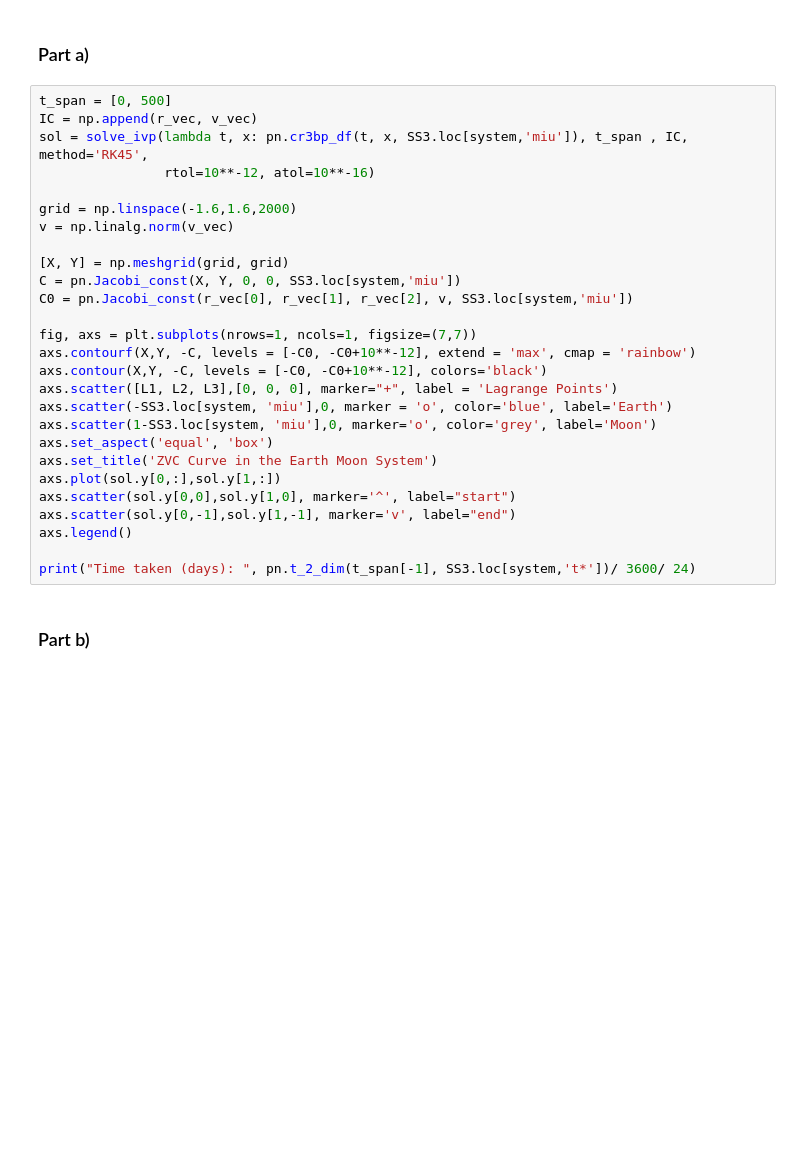
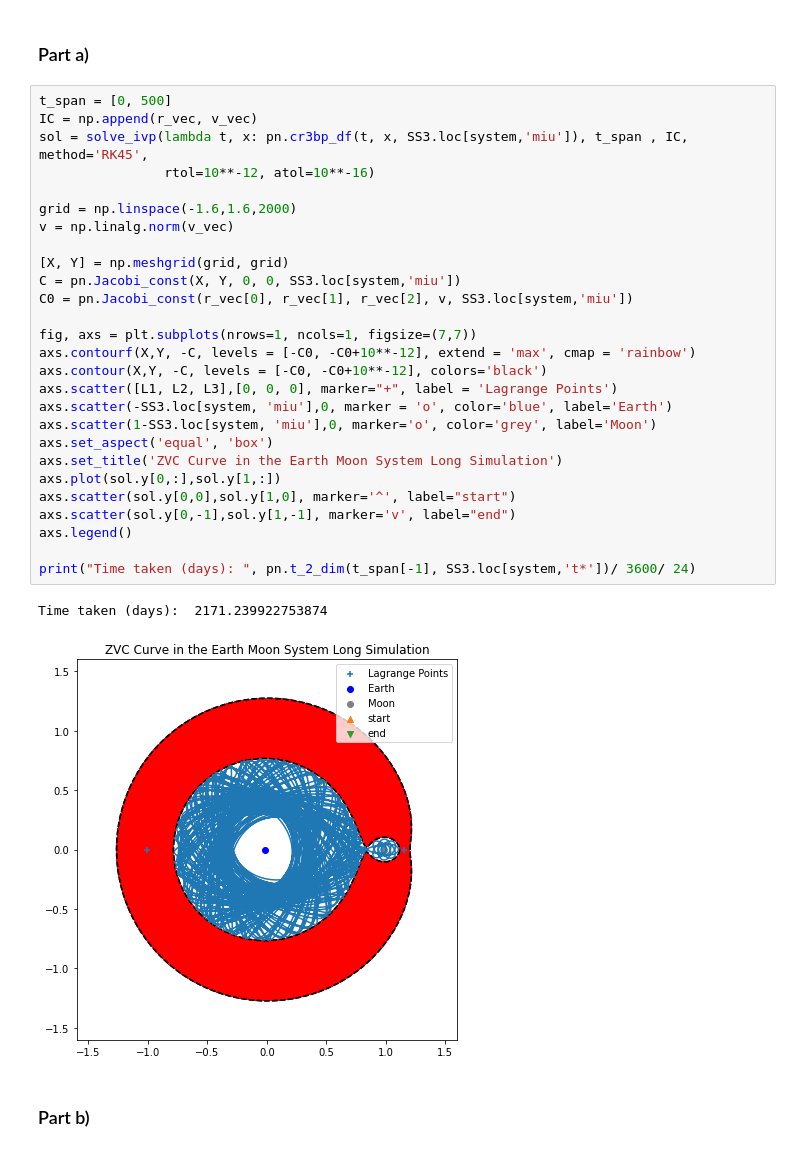
Before and after one commit to prabhu8/Advanced-Orbital-Mechanics, a Jupyter notebook: PSC (Stability of Lagrange points)/PSC2.ipynb, the cells around one changed output. Saved outputs shown, nothing was run; the diff lists cells and outputs as text; blank space fills up the shorter version.

Commit message:
Pc2 plot fixed

```diff
--- a/PSC (Stability of Lagrange points)/PSC2.ipynb
+++ b/PSC (Stability of Lagrange points)/PSC2.ipynb
@@ -37,30 +37,33 @@ gamma3, L3 = pn.L3_Newton(SS3.loc[system,'miu'],  0.9)
 # %%
 t_span = [0, 500]
 IC = np.append(r_vec, v_vec)
 sol = solve_ivp(lambda t, x: pn.cr3bp_df(t, x, SS3.loc[system,'miu']), t_span , IC, method='RK45',
                 rtol=10**-12, atol=10**-16)
 
 grid = np.linspace(-1.6,1.6,2000)
 v = np.linalg.norm(v_vec)
 
 [X, Y] = np.meshgrid(grid, grid)
 C = pn.Jacobi_const(X, Y, 0, 0, SS3.loc[system,'miu'])
 C0 = pn.Jacobi_const(r_vec[0], r_vec[1], r_vec[2], v, SS3.loc[system,'miu'])
 
 fig, axs = plt.subplots(nrows=1, ncols=1, figsize=(7,7))
 axs.contourf(X,Y, -C, levels = [-C0, -C0+10**-12], extend = 'max', cmap = 'rainbow')
 axs.contour(X,Y, -C, levels = [-C0, -C0+10**-12], colors='black')
 axs.scatter([L1, L2, L3],[0, 0, 0], marker="+", label = 'Lagrange Points')
 axs.scatter(-SS3.loc[system, 'miu'],0, marker = 'o', color='blue', label='Earth')
 axs.scatter(1-SS3.loc[system, 'miu'],0, marker='o', color='grey', label='Moon')
 axs.set_aspect('equal', 'box')
-axs.set_title('ZVC Curve in the Earth Moon System')
+axs.set_title('ZVC Curve in the Earth Moon System Long Simulation')
 axs.plot(sol.y[0,:],sol.y[1,:])
 axs.scatter(sol.y[0,0],sol.y[1,0], marker='^', label="start")
 axs.scatter(sol.y[0,-1],sol.y[1,-1], marker='v', label="end")
 axs.legend()
 
 print("Time taken (days): ", pn.t_2_dim(t_span[-1], SS3.loc[system,'t*'])/ 3600/ 24)
+# %% [output]
+Time taken (days):  2171.239922753874
+[figure, added]
 # %% [markdown]
 ### Part b)
 # %%
```
Also changed, not shown: parts of 1 cell of this notebook.
